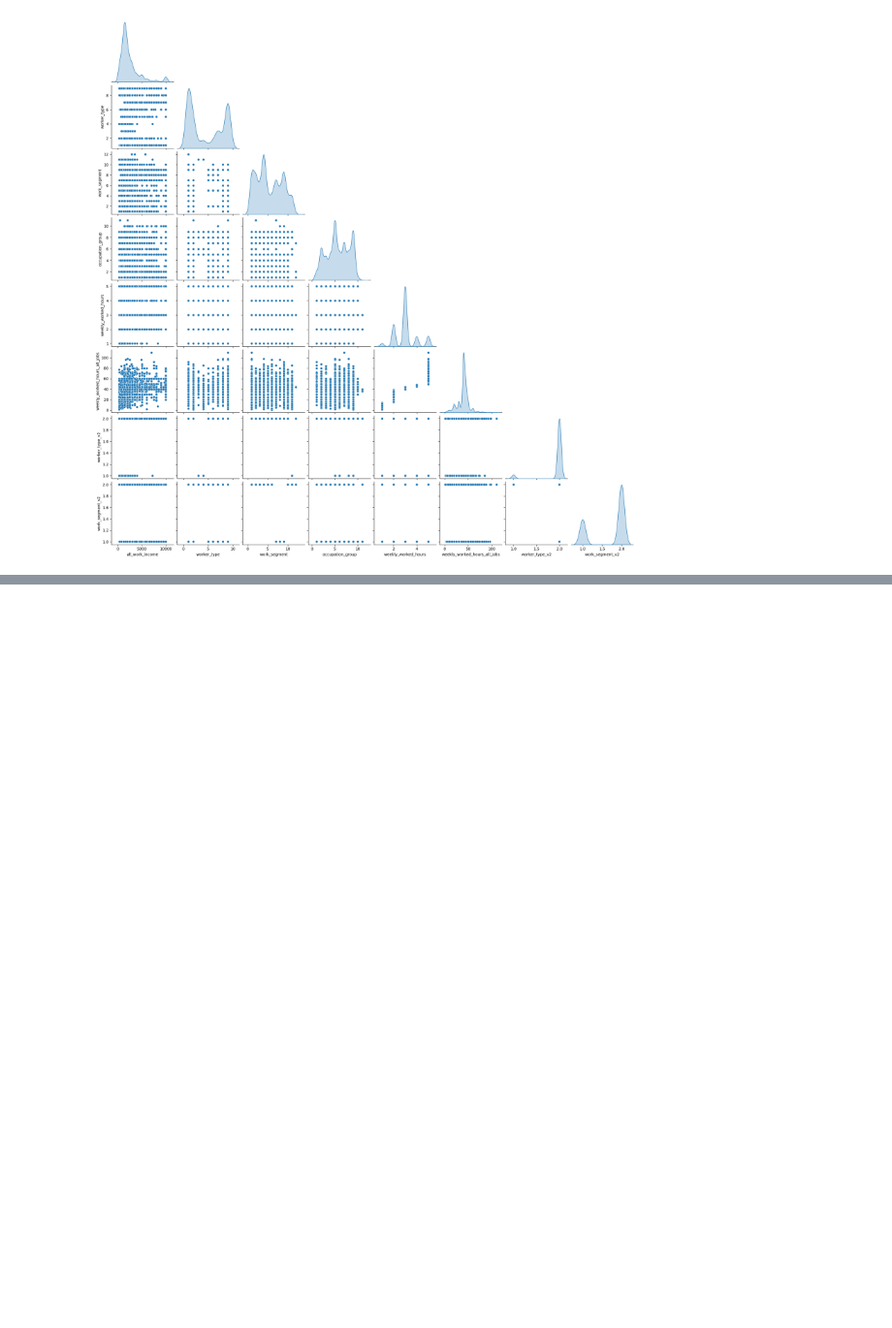
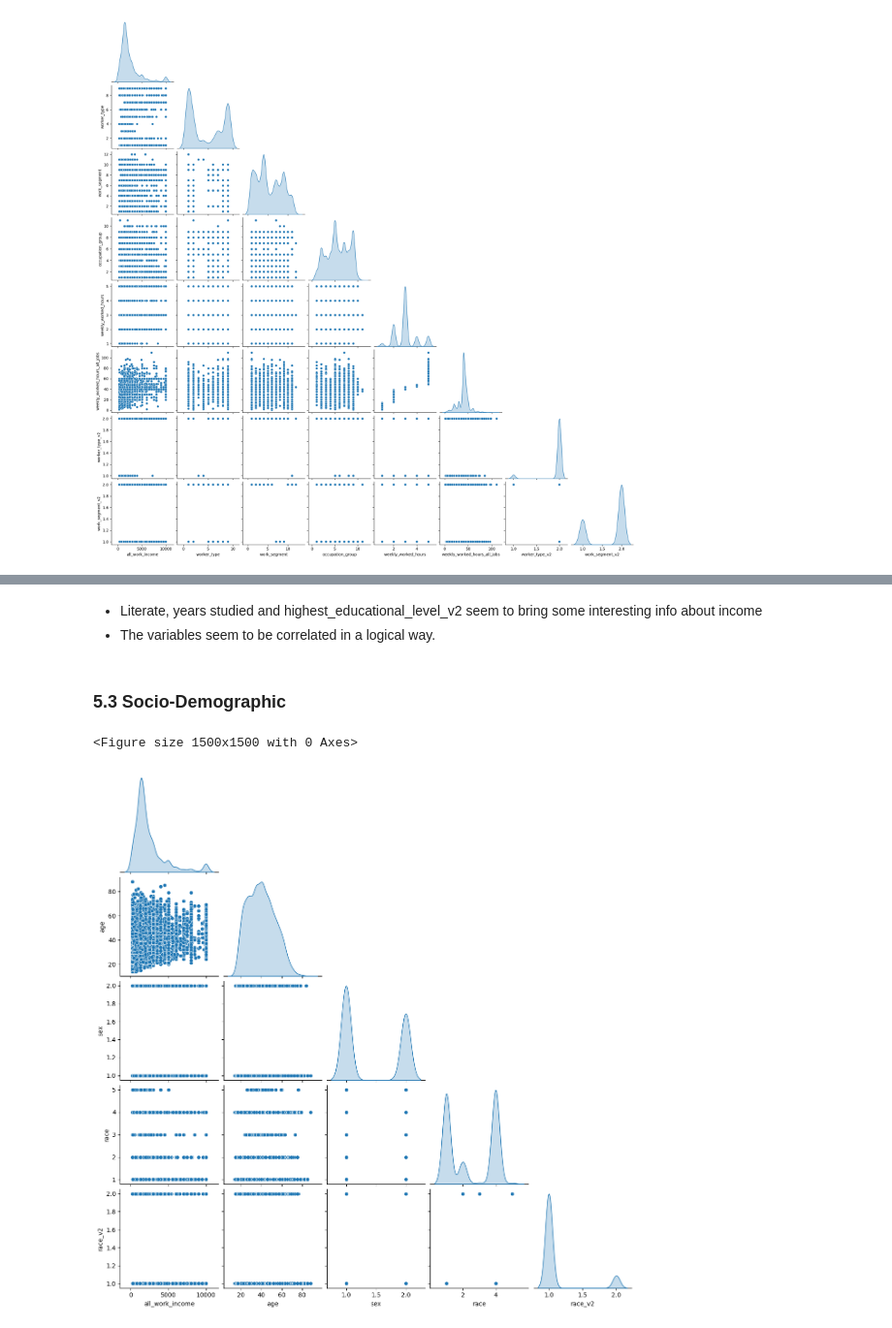
Before and after one commit to viniciussuares/IncomePrediction, a Jupyter notebook: notebooks/eda.ipynb, the cells around one changed output, grey strips where cells are left out. Shown at 97% size. Cells and saved outputs as stored; diff of their text form; code cells hidden in the pictures; blank space fills up the shorter version.

```diff
--- a/notebooks/eda.ipynb
+++ b/notebooks/eda.ipynb
@@ -485,0 +498,17 @@ With this new set of plots and this new sample size, we see:
+# %% [markdown]
+- Literate, years studied and highest_educational_level_v2 seem to bring some interesting info about income
+- The variables seem to be correlated in a logical way.
+# %% [markdown]
+### 5.3 Socio-Demographic
+# %%
+# Separating in an socio-demographic list
+socio_demographic = ['age', 'sex', 'race', 'race_v2']
+
+# shows pairplot
+utils.show_pairplot(
+    df=df_sample,
+    selected_columns=socio_demographic
+)
+# %% [output]
+<Figure size 1500x1500 with 0 Axes>
+[figure, added]
```
Also changed, not shown: parts of 18 cells of this notebook, 2 other files.
